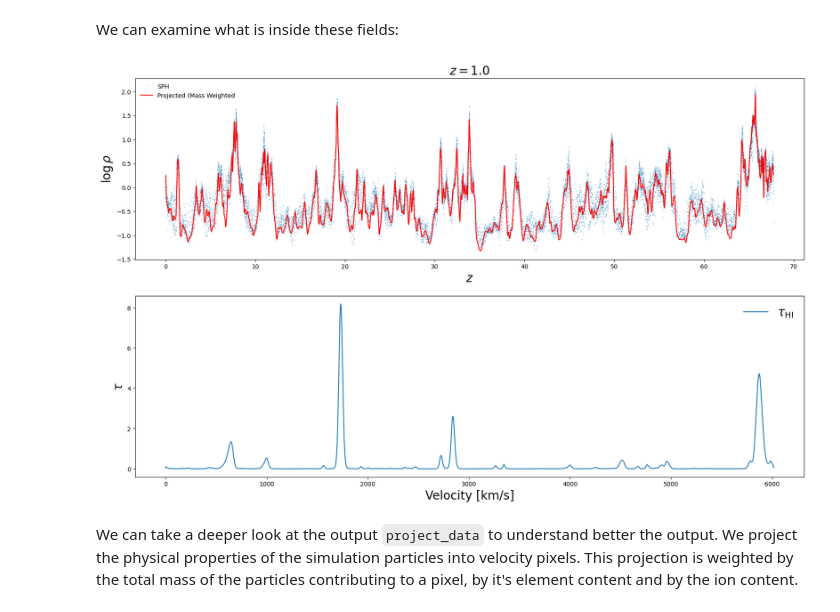
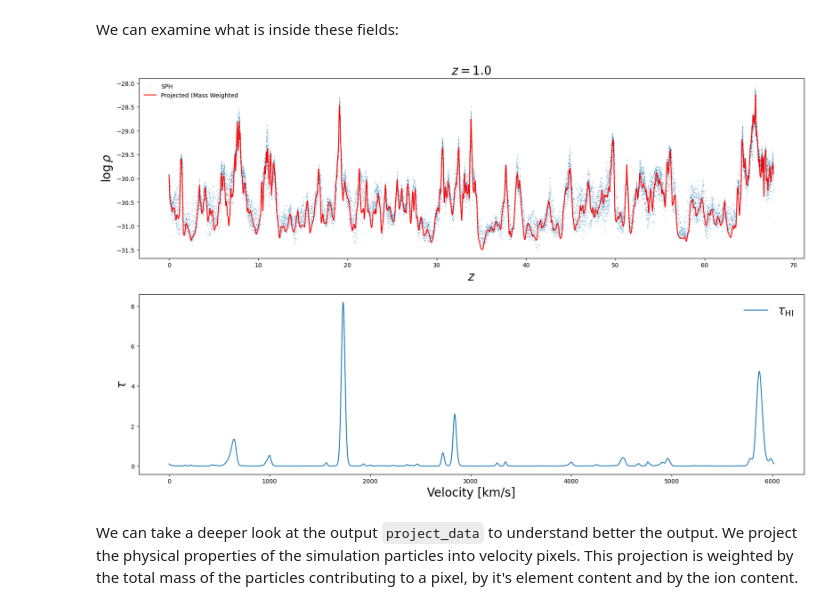
Before and after one commit to specwizard/specwizard, a Jupyter notebook: docs/source/ShortSpectra/ShortSpectra.ipynb, the cells around one changed output. Drawn from its saved outputs; the diff is of its cells as text; code cells hidden in the pictures.

Commit message:
fixed issue with renaming of snapdata dictionaries, shortspectra notebookk almost complete

```diff
--- a/docs/source/ShortSpectra/ShortSpectra.ipynb
+++ b/docs/source/ShortSpectra/ShortSpectra.ipynb
@@ -16,7 +13,7 @@ As always, the first step of for doing calculations. We initilize the ``specwiza
 # %%
 build_input = specwizard.Build_Input()
 # %%
-Wizard = build_input.read_from_yml(yml_file='Wizard.yml')
+Wizard = build_input.read_from_yml(yml_file='../Examples/notebooks/Wizard.yml')
 # %% [output]
 Warning! SightLength NOT found. Setting default value: 1
 # %% [markdown]
@@ -46,54 +94,49 @@ projected_data['Mass-weighted']['Densities']
 # %% [markdown]
 To illustrate the outputs we will generate a set of plots that shows the different contents from the returned dictionaries.
 # %%
-positions         = snap_data["Particles"]["Positions"] # We load the positions from the simulation data LOS
-densities         = snap_data["Particles"]["Densities"] # We do the same for the density
-projected_density = projected_data["Mass-weighted"]['Densities']['Value'] # We load the Mass-weighted density from the projected pixel data.
-OD           = optical_depth[('Hydrogen', 'H I')]['Optical depths']['Value'] # We load the Optical depth
-elementnames = Wizard["ionparams"]["Ions"] # We get the name of the ions that we used
+positions         = snap_data["Particles"]["Positions"]['Value']# We load the positions from the simulation data LOS
+densities         = snap_data["Particles"]["Densities"]['Value'].in_cgs() # We do the same for the density
+projected_density = projected_data["Mass-weighted"]['Densities']['Value'].in_cgs() # We load the Mass-weighted density from the projected pixel data.
+OD           = optical_depth[('Hydrogen', 'H I')]['Optical depths']['Value'].in_cgs() # We load the Optical depth
 # %% [markdown]
 We can examine what is inside these fields:
 # %%
 
 fontsize= 20
 ix           = Wizard['sightline']["x-axis"] ; iy = Wizard['sightline']["y-axis"] ; iz = Wizard['sightline']["z-axis"]
-positions    = snap_data["Particles"]["Positions"]
-densities    = snap_data["Particles"]["Densities"]
-OD           = optical_depth[('Hydrogen', 'H I')]['Optical depths']['Value']
 elementnames = Wizard["ionparams"]["Ions"]
 #
-zpos = positions["Value"][:,iz]
-rho  = densities["Value"]
+zpos = positions[:,iz]
 
 # parameters of projection
 pixz = projected_data["pixel"]["Value"] * np.arange(projected_data["npix"])
 
 fig, ax = plt.subplots(2, 1, figsize=(20, 12))
 
 title = r"$z=$"+str(round(Wizard["Header"]["Cosmo"]["Redshift"],2))
 
 # plot particle density
 ax[0].set_title(title, fontsize=fontsize)
-ax[0].plot(zpos, np.log10(rho), ',', label='SPH')
-ax[0].plot(pixz, np.log10(projected_data["Mass-weighted"]['Densities']['Value']), color='r', label='Projected (Mass Weighted')
+ax[0].plot(zpos, np.log10(densities), ',', label='SPH')
+ax[0].plot(pixz, np.log10(projected_density), color='r', label='Projected (Mass Weighted')
 ax[0].legend(frameon=False)
 ax[0].set_ylabel(r"$\log\rho$", fontsize=fontsize)
 ax[0].set_xlabel(r"$z$", fontsize=fontsize)
 
 
 
 ax[1].plot(OD, label=r'$\tau_{\mathrm{H I}}$')
 
 ax[1].legend(frameon=False, fontsize=fontsize)
 
 
 
 ax[1].set_ylabel(r"$\tau$", fontsize=fontsize)
 ax[1].set_xlabel(r"Velocity [km/s]", fontsize=fontsize)
 
 fig.show()
 # %% [output]
-[figure, old version]
+[figure, new version]
 # %% [markdown]
 We can take a deeper look at the output ``project_data`` to understand better the output. We project the physical properties of the simulation particles into velocity pixels. This projection is weighted by the total mass of the particles contributing to a pixel, by it's element content and by the ion content.
 # %%
```
Also changed, not shown: parts of 23 cells of this notebook, 4 other files.
